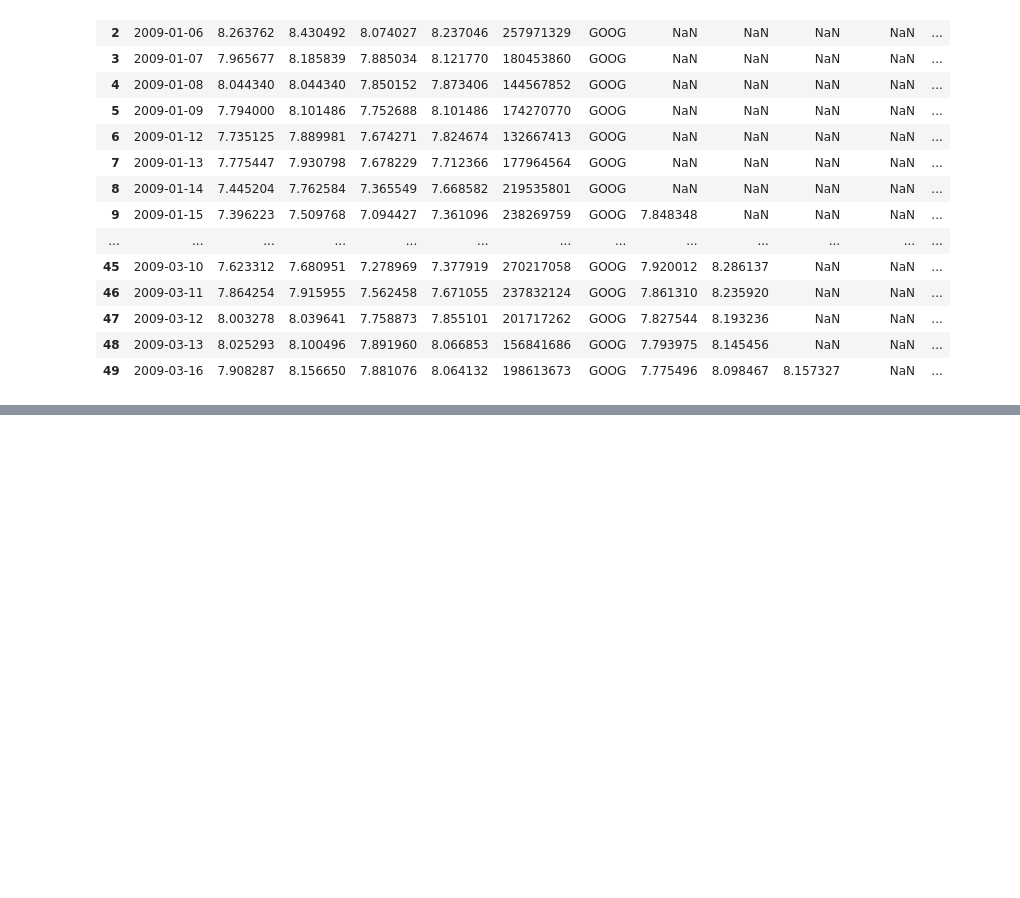
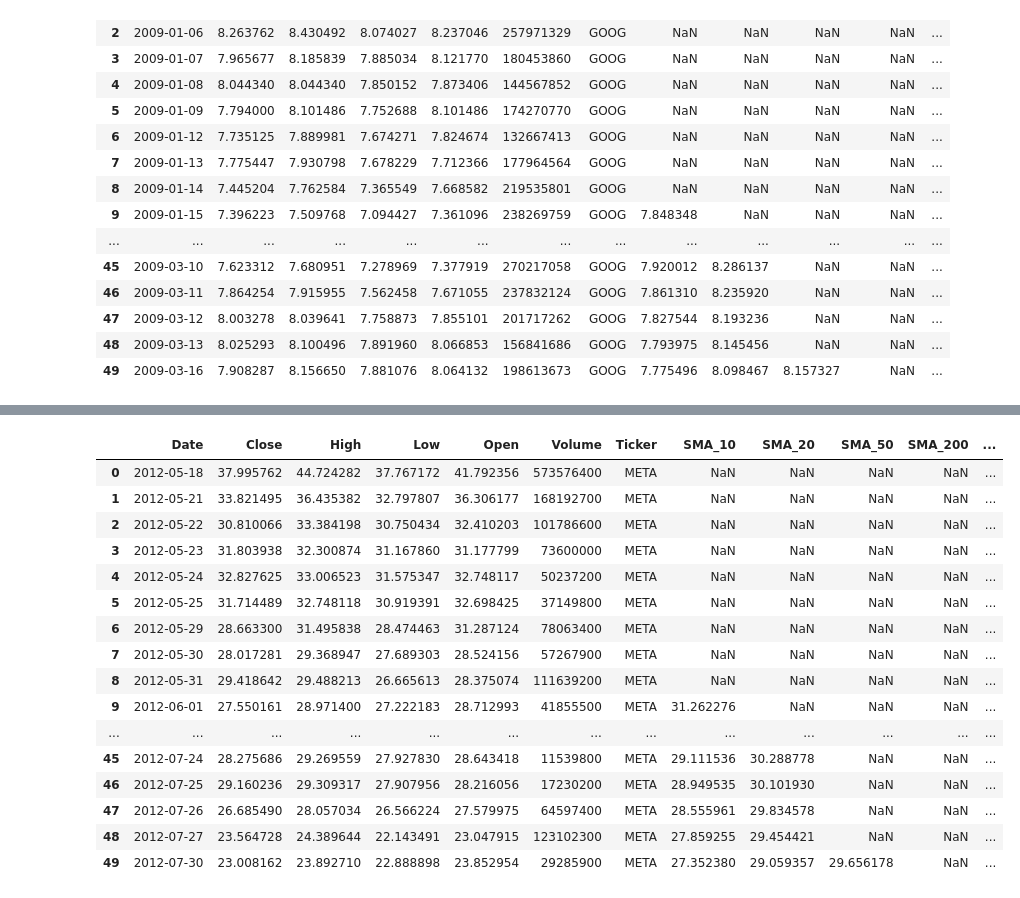
Before and after one commit to hawi088/News-Sentiment, a Jupyter notebook: notebooks/task2_eda.ipynb, the cells around one changed output, grey strips where cells are left out. Cells and saved outputs as stored; diff of their text form; code cells hidden in the pictures; blank space fills up the shorter version.

Commit message:
feat:calculated moving average(MA), SMA and EMA for META.csv{

```diff
--- a/notebooks/task2_eda.ipynb
+++ b/notebooks/task2_eda.ipynb
@@ -921,0 +904,5 @@ GOOG showed strong bullish momentum in February 2009, with EMAs confirming the r
+# %%
+meta=df_all_stocks[df_all_stocks['Ticker']=='META'].copy()
+meta.head()
+meta=meta.sort_values('Date').reset_index(drop=True)
+meta.head()
@@ -921,0 +916,12 @@ GOOG showed strong bullish momentum in February 2009, with EMAs confirming the r
+# %%
+close_prices_meta=meta['Close'].values
+low_prices_meta=meta['Low'].values
+open_prices_meta=meta['Open'].values
+high_prices_meta=meta['High'].values
+volumes_meta=meta['Volume'].values
+# %%
+meta['SMA_10']=meta['Close'].rolling(window=10).mean()
+meta['SMA_20']=meta['Close'].rolling(window=20).mean()
+meta['SMA_50']=meta['Close'].rolling(window=50).mean()
+meta['SMA_200']=meta['Close'].rolling(window=200).mean()
+meta.head(200)
@@ -921,0 +1042,25 @@ GOOG showed strong bullish momentum in February 2009, with EMAs confirming the r
+# %%
+meta['EMA_9']=talib.EMA(close_prices_meta,timeperiod=9)
+meta['EMA_12']=talib.EMA(close_prices_meta,timeperiod=12)
+meta['EMA_20']=talib.EMA(close_prices_meta,timeperiod=20)
+meta['EMA_26']=talib.EMA(close_prices_meta,timeperiod=26)
+meta['EMA_50']=talib.EMA(close_prices_meta,timeperiod=50)
+meta.head(50)
+# %% [output]
+|  | Date | Close | High | Low | Open | Volume | Ticker | SMA_10 | SMA_20 | SMA_50 | SMA_200 | ... |
+| 0 | 2012-05-18 | 37.995762 | 44.724282 | 37.767172 | 41.792356 | 573576400 | META | NaN | NaN | NaN | NaN | ... |
+| 1 | 2012-05-21 | 33.821495 | 36.435382 | 32.797807 | 36.306177 | 168192700 | META | NaN | NaN | NaN | NaN | ... |
+| 2 | 2012-05-22 | 30.810066 | 33.384198 | 30.750434 | 32.410203 | 101786600 | META | NaN | NaN | NaN | NaN | ... |
+| 3 | 2012-05-23 | 31.803938 | 32.300874 | 31.167860 | 31.177799 | 73600000 | META | NaN | NaN | NaN | NaN | ... |
+| 4 | 2012-05-24 | 32.827625 | 33.006523 | 31.575347 | 32.748117 | 50237200 | META | NaN | NaN | NaN | NaN | ... |
+| 5 | 2012-05-25 | 31.714489 | 32.748118 | 30.919391 | 32.698425 | 37149800 | META | NaN | NaN | NaN | NaN | ... |
+| 6 | 2012-05-29 | 28.663300 | 31.495838 | 28.474463 | 31.287124 | 78063400 | META | NaN | NaN | NaN | NaN | ... |
+| 7 | 2012-05-30 | 28.017281 | 29.368947 | 27.689303 | 28.524156 | 57267900 | META | NaN | NaN | NaN | NaN | ... |
+| 8 | 2012-05-31 | 29.418642 | 29.488213 | 26.665613 | 28.375074 | 111639200 | META | NaN | NaN | NaN | NaN | ... |
+| 9 | 2012-06-01 | 27.550161 | 28.971400 | 27.222183 | 28.712993 | 41855500 | META | 31.262276 | NaN | NaN | NaN | ... |
+| ... | ... | ... | ... | ... | ... | ... | ... | ... | ... | ... | ... | ... |
+| 45 | 2012-07-24 | 28.275686 | 29.269559 | 27.927830 | 28.643418 | 11539800 | META | 29.111536 | 30.288778 | NaN | NaN | ... |
+| 46 | 2012-07-25 | 29.160236 | 29.309317 | 27.907956 | 28.216056 | 17230200 | META | 28.949535 | 30.101930 | NaN | NaN | ... |
+| 47 | 2012-07-26 | 26.685490 | 28.057034 | 26.566224 | 27.579975 | 64597400 | META | 28.555961 | 29.834578 | NaN | NaN | ... |
+| 48 | 2012-07-27 | 23.564728 | 24.389644 | 22.143491 | 23.047915 | 123102300 | META | 27.859255 | 29.454421 | NaN | NaN | ... |
+| 49 | 2012-07-30 | 23.008162 | 23.892710 | 22.888898 | 23.852954 | 29285900 | META | 27.352380 | 29.059357 | 29.656178 | NaN | ... |
```
Also changed, not shown: parts of 5 cells of this notebook.
